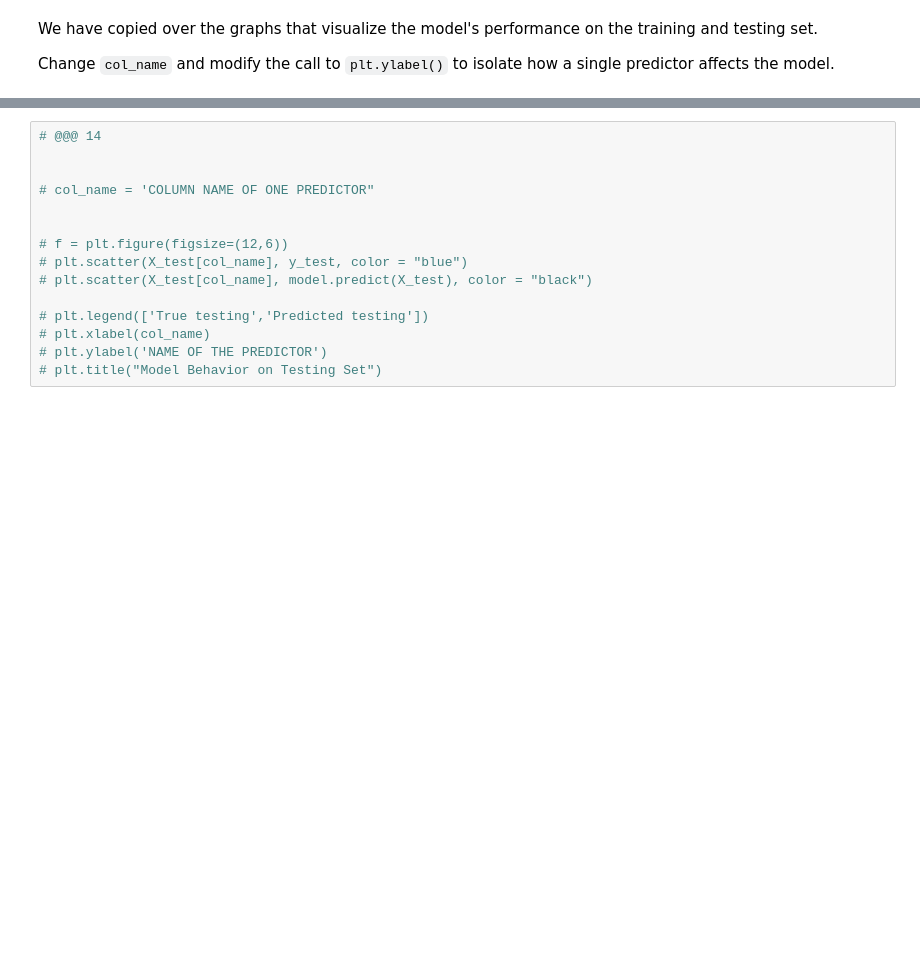
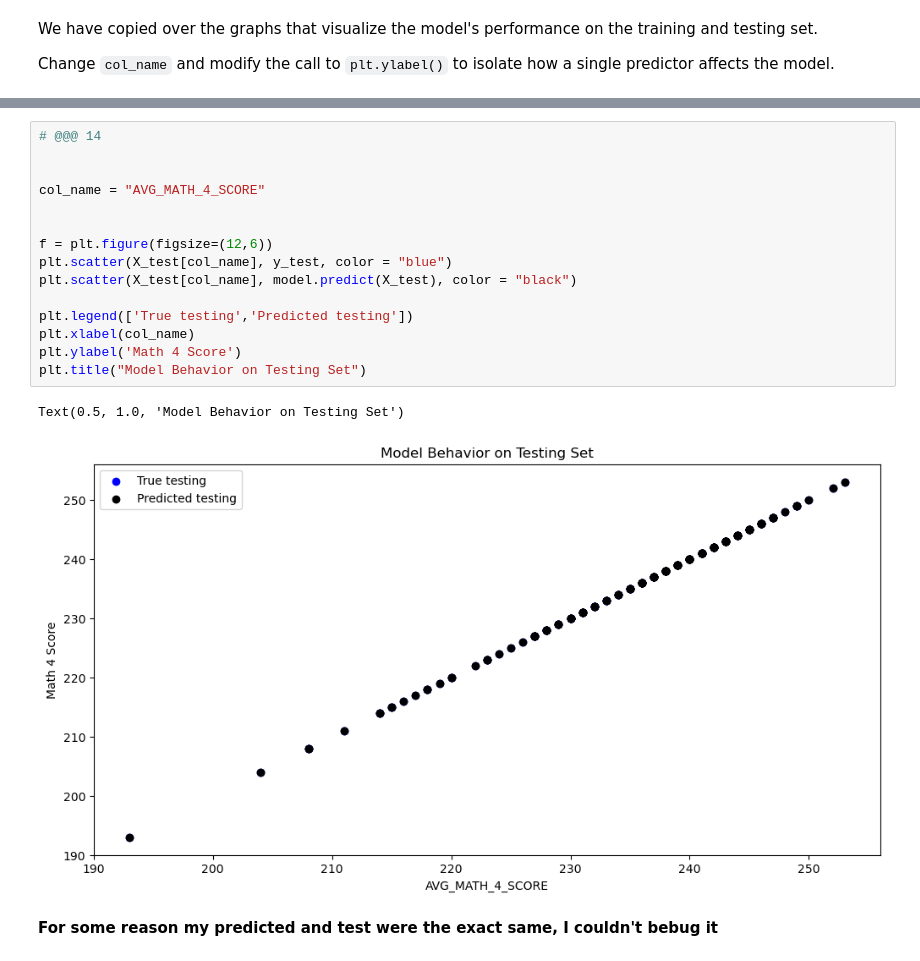
Before and after one commit to kellyynguyen/MDST-Tutorial, a Jupyter notebook: tutorial1/checkpoint1.ipynb, the cells around one changed output, grey strips where cells are left out. Cells and saved outputs as stored; diff of their text form; blank space fills up the shorter version.

```diff
--- a/tutorial1/checkpoint1.ipynb
+++ b/tutorial1/checkpoint1.ipynb
@@ -145,15 +291,20 @@ Change `col_name` and modify the call to `plt.ylabel()` to isolate how a single
 # %%
 # @@@ 14
 
 
-# col_name = 'COLUMN NAME OF ONE PREDICTOR"
+col_name = "AVG_MATH_4_SCORE"
 
 
-# f = plt.figure(figsize=(12,6))
-# plt.scatter(X_test[col_name], y_test, color = "blue")
-# plt.scatter(X_test[col_name], model.predict(X_test), color = "black")
+f = plt.figure(figsize=(12,6))
+plt.scatter(X_test[col_name], y_test, color = "blue")
+plt.scatter(X_test[col_name], model.predict(X_test), color = "black")
 
-# plt.legend(['True testing','Predicted testing'])
-# plt.xlabel(col_name)
-# plt.ylabel('NAME OF THE PREDICTOR')
-# plt.title("Model Behavior on Testing Set")
+plt.legend(['True testing','Predicted testing'])
+plt.xlabel(col_name)
+plt.ylabel('Math 4 Score')
+plt.title("Model Behavior on Testing Set")
+# %% [output]
+Text(0.5, 1.0, 'Model Behavior on Testing Set')
+[figure, added]
+# %% [markdown]
+**For some reason my predicted and test were the exact same, I couldn't bebug it**
```
Also changed, not shown: parts of 35 cells of this notebook, 1 other file.
